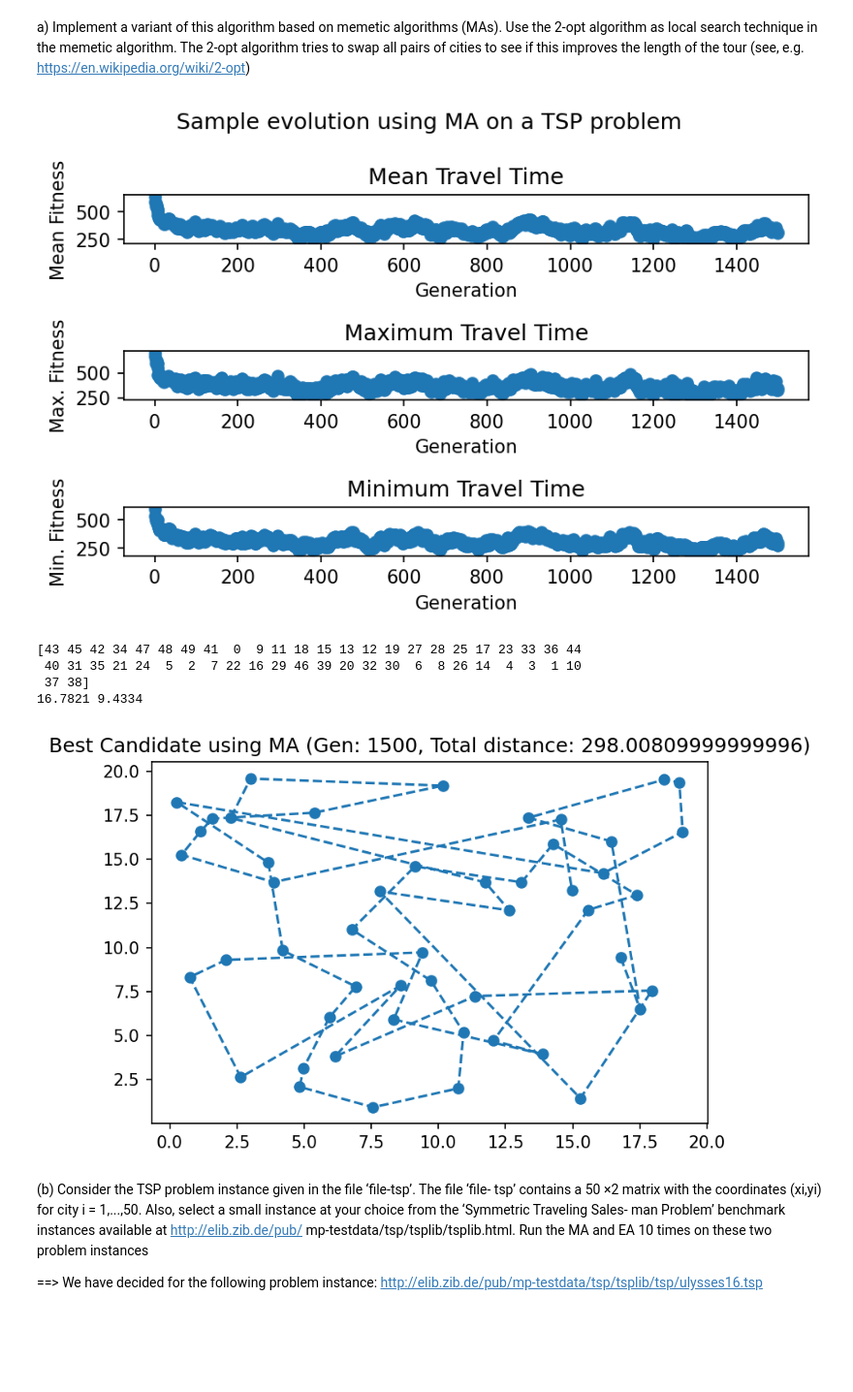
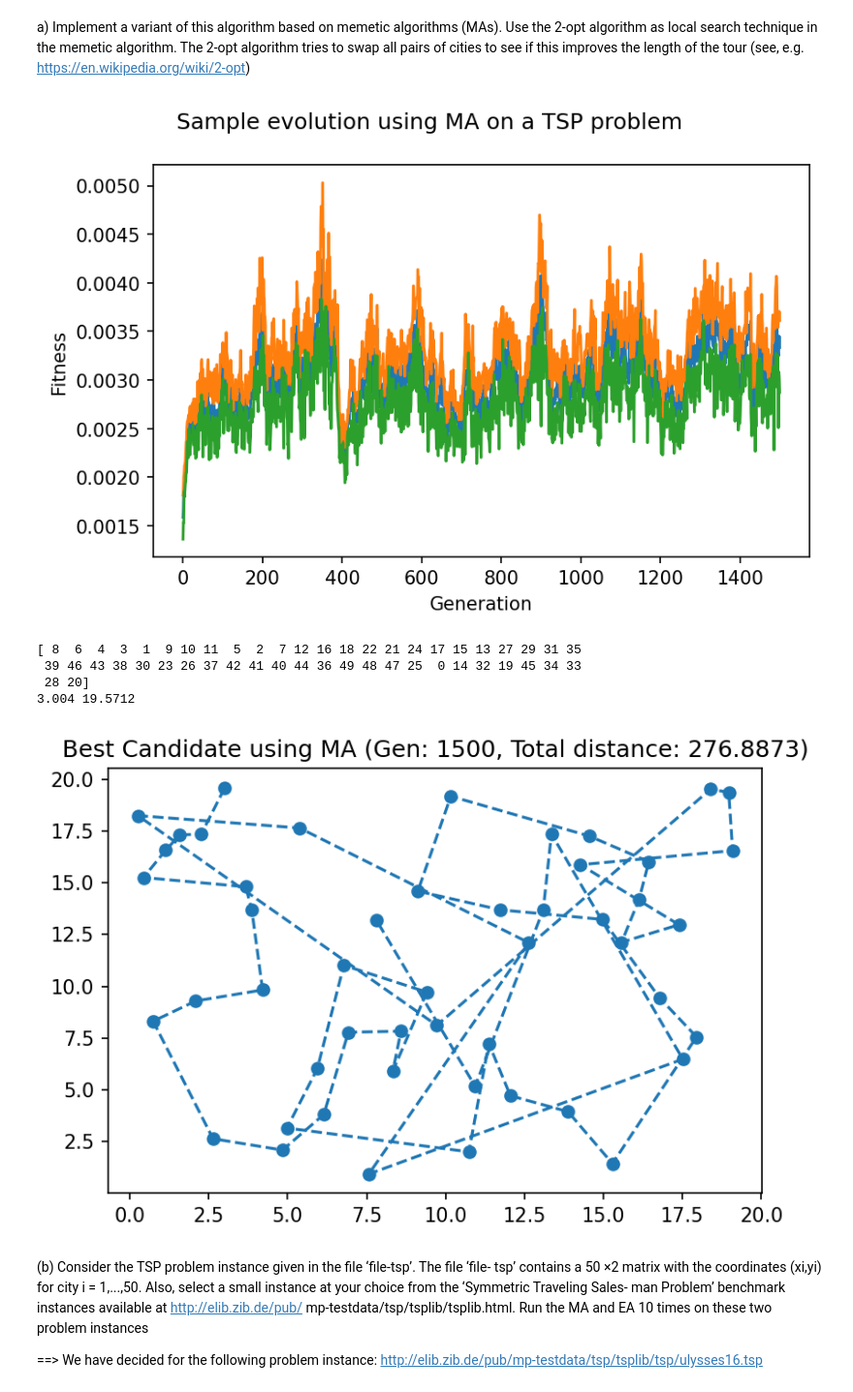
Before and after one commit to JanSchering/natural_computing, a Jupyter notebook: assignment_1/Ex6.ipynb, the cells around one changed output. Shown at 97% size. Saved outputs shown, nothing was run; the diff lists cells and outputs as text; code cells hidden in the pictures; blank space fills up the shorter version.

Commit message:
Ex6 adjust the plotting of the results

```diff
--- a/assignment_1/Ex6.ipynb
+++ b/assignment_1/Ex6.ipynb
@@ -119,12 +119,12 @@ def tournament_select(population:np.ndarray, eval_fitness):
     else:
         return cand2
 # %%
-def eval_population(pop:np.ndarray, calc_travel_time):
+def eval_population(pop:np.ndarray, calc_fitness):
     """Returns (mean_fitness, max_fitness, min_fitness, best_candidate) of the population"""
-    travel_times = []
+    fitnesses = []
     for individual in pop:
-        travel_times.append(calc_travel_time(individual))
-    return np.mean(travel_times), np.max(travel_times), np.min(travel_times), np.argmin(travel_times)
+        fitnesses.append(calc_fitness(individual))
+    return np.mean(fitnesses), np.max(fitnesses), np.min(fitnesses), np.argmax(fitnesses)
 
 def prep_travel_map(candidate, map):
     print(candidate)
@@ -250,7 +244,7 @@ def two_opt_MA(city_dist:np.ndarray, pop_size:int, max_gen:int, eval_fitness, ge
         population[i] = two_opt_search(population[i], eval_fitness)
     # Create array to collect fitness statistics
     stats = []
-    stats.append(eval_population(population, get_travel_time)[:-1])
+    stats.append(eval_population(population, eval_fitness)[:-1])
     # probability for mutation
     p_m = 0.1
     # initial generation
@@ -270,7 +264,7 @@ def two_opt_MA(city_dist:np.ndarray, pop_size:int, max_gen:int, eval_fitness, ge
             new_pop[i] = two_opt_search(new_pop[i], eval_fitness)
             new_pop[i+1] = two_opt_search(new_pop[i], eval_fitness)
 
-        stats.append(eval_population(new_pop, get_travel_time)[:-1])
+        stats.append(eval_population(new_pop, eval_fitness)[:-1])
         population = new_pop
         gen += 1
     return population, stats
@@ -281,40 +275,34 @@ pop_size = 10
 # Create fitness function
 fitness_func, travel_time_func = get_fitness_func(city_dist)
 population, stats = two_opt_MA(city_dist, pop_size, max_gens, fitness_func, travel_time_func)
-fig, axs = plt.subplots(3, facecolor='w')
-axs[0].scatter(np.arange(max_gens), [stat[0] for stat in stats])
-axs[0].title.set_text("Mean Travel Time")
-axs[0].set_xlabel('Generation')
-axs[0].set_ylabel('Mean Fitness')
-axs[1].scatter(np.arange(max_gens), [stat[1] for stat in stats])
-axs[1].title.set_text("Maximum Travel Time")
-axs[1].set_xlabel('Generation')
-axs[1].set_ylabel('Max. Fitness')
-axs[2].scatter(np.arange(max_gens), [stat[2] for stat in stats])
-axs[2].title.set_text("Minimum Travel Time")
-axs[2].set_xlabel('Generation')
-axs[2].set_ylabel('Min. Fitness')
+fig, axs = plt.subplots(1, facecolor='w')
+axs.plot(np.arange(max_gens), [stat[0] for stat in stats], label="Mean Fitness")
+axs.plot(np.arange(max_gens), [stat[1] for stat in stats], label="Max Fitness")
+axs.plot(np.arange(max_gens), [stat[2] for stat in stats], label="Min Fitness")
+axs.set_xlabel('Generation')
+axs.set_ylabel('Fitness')
+axs.legend(loc="best")
 fig.suptitle("Sample evolution using MA on a TSP problem")
 fig.tight_layout()
 fig.set_dpi(150)
 # %% [output]
-[figure, old version]
+[figure, new version]
 # %%
 fig, axs = plt.subplots(facecolor='w')
-_,_,_,best_idx = eval_population(population, travel_time_func)
+_,_,_,best_idx = eval_population(population, fitness_func)
 best_candidate = population[best_idx]
 best_travel_time = travel_time_func(best_candidate)
 x_coords, y_coords = prep_travel_map(best_candidate, city_dist)
 print(x_coords[0], y_coords[0])
 axs.plot(x_coords, y_coords, marker='o', linestyle="--")
 axs.title.set_text(f"Best Candidate using MA (Gen: {max_gens}, Total distance: {best_travel_time})")
 fig.set_dpi(150)
 # %% [output]
-[43 45 42 34 47 48 49 41  0  9 11 18 15 13 12 19 27 28 25 17 23 33 36 44
- 40 31 35 21 24  5  2  7 22 16 29 46 39 20 32 30  6  8 26 14  4  3  1 10
- 37 38]
-16.7821 9.4334
+[ 8  6  4  3  1  9 10 11  5  2  7 12 16 18 22 21 24 17 15 13 27 29 31 35
+ 39 46 43 38 30 23 26 37 42 41 40 44 36 49 48 47 25  0 14 32 19 45 34 33
+ 28 20]
+3.004 19.5712
-[figure, old version]
+[figure, new version]
 # %% [markdown]
 (b) Consider the TSP problem instance given in the file ‘file-tsp’. The file ‘file-
 tsp’ contains a 50 ×2 matrix with the coordinates (xi,yi) for city i = 1,...,50.
```
Also changed, not shown: parts of 6 cells of this notebook.
